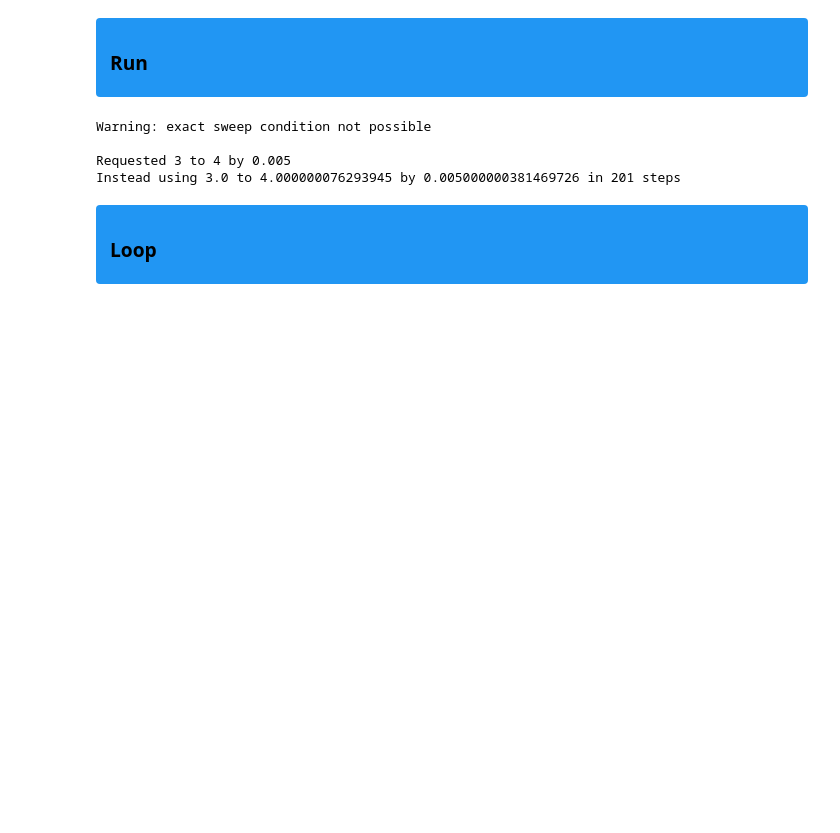
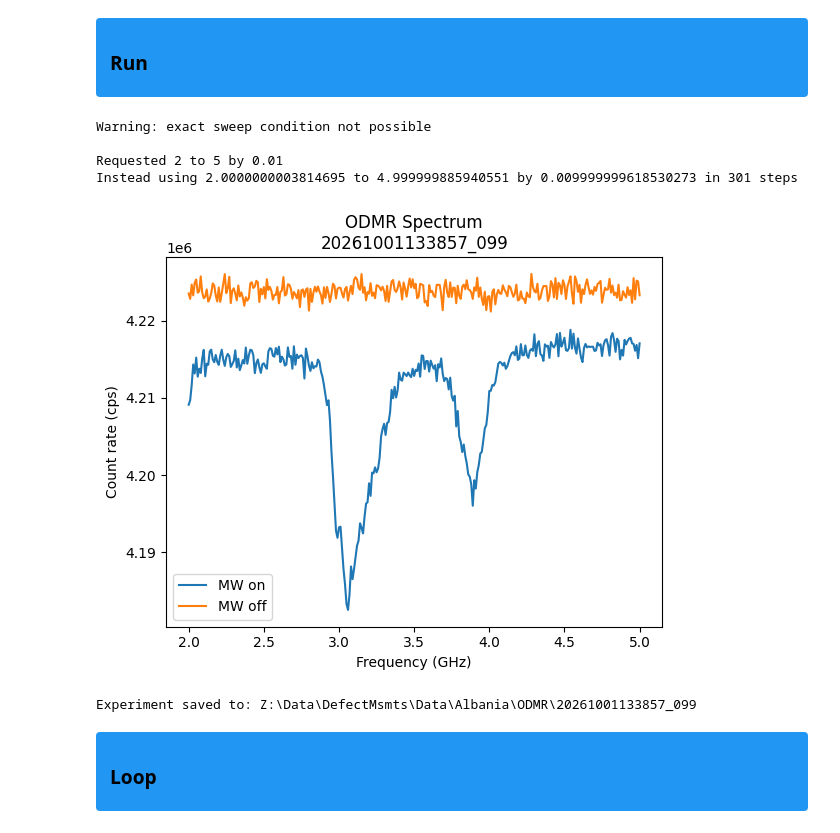
Before and after one commit to jeree-m/qick-dawg, a Jupyter notebook: jupyter_notebooks/ODMR_Rabi_T1.ipynb, the cells around one changed output. Cells and saved outputs as stored; diff of their text form; code cells hidden in the pictures; blank space fills up the shorter version.

```diff
--- a/jupyter_notebooks/ODMR_Rabi_T1.ipynb
+++ b/jupyter_notebooks/ODMR_Rabi_T1.ipynb
@@ -187,13 +187,13 @@ Estimated runtime: 14.4 min
 config = copy(default_config)
 
 # ---- Experimental Parameters (knobs) ----
-laser_power = 50       # LP
+laser_power = 35       # LP
 mw_gain =4000 # MW gain
-reps = 1000
+reps = 15000
 relax_delay_treg = 500
-sweep_start_fGHz = 3
-sweep_stop_fGHz = 4
-sweep_step_fGHz = 0.005
+sweep_start_fGHz = 2
+sweep_stop_fGHz = 5
+sweep_step_fGHz = 0.01
 nd_filter_OD = 0.5
 
 # ---- Setup ----
@@ -256,35 +256,37 @@ np.savetxt(
 # ---- Plot ----
 exposure_time_s = config.reps * config.readout_integration_tus * 1e-6
 signal_cps = odmr.signal / exposure_time_s
 reference_cps = odmr.reference / exposure_time_s
 
 fig, ax = plt.subplots()
 ax.plot(odmr.frequencies/1000, signal_cps, label="MW on")
 ax.plot(odmr.frequencies/1000, reference_cps, label="MW off")
 ax.set_title(f"ODMR Spectrum\n{experiment_id}")
 ax.set_ylabel("Count rate (cps)")
 ax.set_xlabel("Frequency (GHz)")
 ax.legend()
 
 fig.savefig(experiment_folder / "odmr_spectrum.png", dpi=300, bbox_inches="tight")
 plt.show()
 
 # # ---- Contrast plot ----
 # fig2, ax2 = plt.subplots()
 # ax2.plot(odmr.frequencies/1000, contrast)
 # ax2.set_title(f"ODMR Contrast\n{experiment_id}")
 # ax2.set_ylabel("Contrast (%)")
 # ax2.set_xlabel("Frequency (GHz)")
 
 # fig2.savefig(experiment_folder / "odmr_contrast.png", dpi=300, bbox_inches="tight")
 # # plt.show()
 
 print(f"Experiment saved to: {experiment_folder}")
 # %% [output]
 Warning: exact sweep condition not possible
 
-Requested 3 to 4 by 0.005
-Instead using 3.0 to 4.000000076293945 by 0.005000000381469726 in 201 steps
+Requested 2 to 5 by 0.01
+Instead using 2.0000000003814695 to 4.999999885940551 by 0.009999999618530273 in 301 steps
+[figure, added]
+Experiment saved to: Z:\Data\DefectMsmts\Data\Albania\ODMR\20261001133857_099
 # %% [markdown]
 <div style="background-color:#2196F3; padding:8px 14px; border-radius:4px;">
 <h3 style="color:black; margin:0;"> Loop </h3>
```
Also changed, not shown: parts of 3 cells of this notebook, 1 other file.
